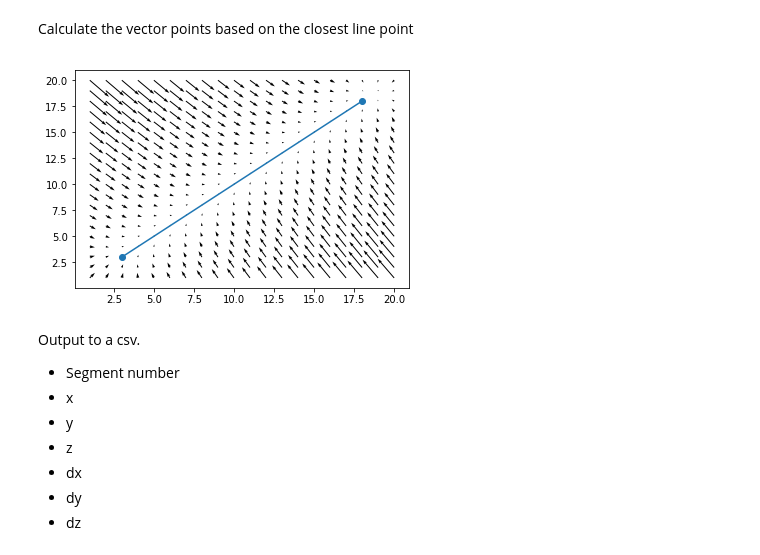
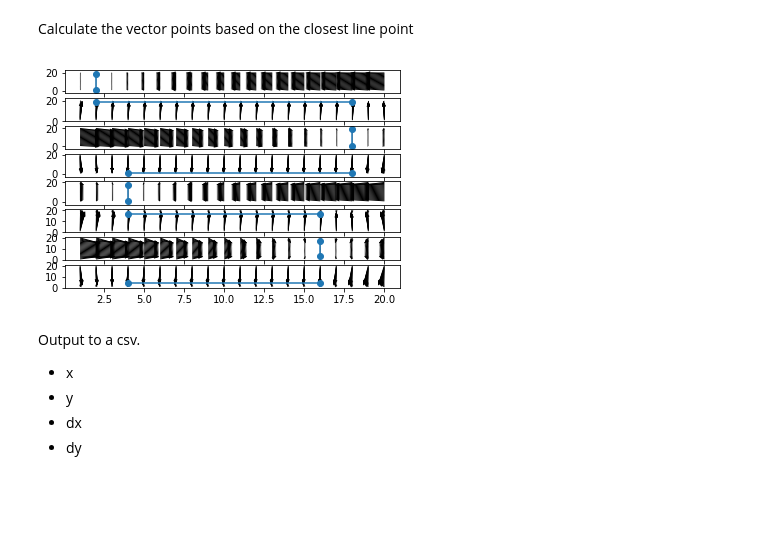
Before and after one commit to paulopperman/cuuv, a Jupyter notebook: Mission Profile.ipynb, the cells around one changed output. Saved outputs shown, nothing was run; the diff lists cells and outputs as text; code cells hidden in the pictures; blank space fills up the shorter version.

Commit message:
generate multiple mission segments per PR !4

```diff
--- a/Mission Profile.ipynb
+++ b/Mission Profile.ipynb
@@ -28,17 +28,8 @@ world_y = np.linspace(1,max_y,max_y*y_spacing)
 world_X, world_Y = np.meshgrid(world_x, world_y)
 
 world_z=[0]
+# %%
+# Define the waypoints of the mission
+waypoints = [(2,1,0),(2,19,0),(18,19,0),(18,1,0),(4,1,0),(4,17,0),(16,17,0),(16,4,0),(4,4,0)]
 # %% [markdown]
 Calculate the vector points based on the closest line point
-# %%
-start_point = (3,3,0)
-end_point = (18,18,0)
-mission_vector = (np.array(end_point) - np.array(start_point))
-segment_length = np.sqrt(mission_vector[0]**2 + mission_vector[1]**2 + mission_vector[2]**2)
-mission_x = mission_vector[0]/segment_length
-mission_y = mission_vector[1]/segment_length
-mission_z = mission_vector[2]/segment_length
-
-# calculate the heading along the path line
-
-x_vec_array, y_vec_array = path_segment(start_point, end_point, world_x, world_y)
@@ -53,17 +36,55 @@ behavior_dz = np.zeros(behavior_dx.shape)  # no movement in z dimension
-# %%
-fig, ax = plt.subplots()
-ax.quiver(world_X, world_Y, behavior_dx, behavior_dy)
-ax.scatter([start_point[0], end_point[0]],[start_point[1],end_point[1]])
-ax.plot([start_point[0], end_point[0]],[start_point[1],end_point[1]])
-plt.show()
-# %% [output]
-[figure, removed]
+# %%
+mission_leg = 0  # initialize mission leg counter
+mission_array = []
+
+# setup the plot
+fig, axs = plt.subplots(len(waypoints)-1, 1)
+
+# loop through each leg
+while mission_leg < len(waypoints)-1:
+    # define course correction field
+    start_point = waypoints[mission_leg]
+    end_point = waypoints[mission_leg+1]
+    x_vec_array, y_vec_array = path_segment(start_point, end_point, world_x, world_y)
+
+    # generate mission vector towards goal
+    mission_vector = (np.array(end_point) - np.array(start_point))
+    segment_length = np.sqrt(mission_vector[0]**2 + mission_vector[1]**2 + mission_vector[2]**2)
+
+    mission_x = mission_vector[0]/segment_length
+    mission_y = mission_vector[1]/segment_length
+    mission_z = mission_vector[2]/segment_length
+
+    mission_dx = mission_x * np.ones(world_X.shape)
+    mission_dy = mission_y * np.ones(world_Y.shape)
+    mission_dz = mission_z * np.ones(world_X.shape)
+
+    # generate behavior vector field
+    behavior_dx = mission_dx + x_vec_array
+    behavior_dy = mission_dy + y_vec_array
+    behavior_dz = np.zeros(behavior_dx.shape)  # no movement in z dimension
+
+    # create pandas dataframe out of the reshaped arrays to feed into NetLogo
+    patch_data = pd.concat([pd.DataFrame(np.reshape(world_X,(world_X.size,1))),
+                            pd.DataFrame(np.reshape(world_Y,(world_Y.size,1))),
+                            pd.DataFrame(np.reshape(behavior_dx,(behavior_dx.size,1))),
+                            pd.DataFrame(np.reshape(behavior_dy,(behavior_dy.size,1)))],
+                           axis=1)
+    mission_array.append(patch_data)
+
+    # plot the leg to the ouput figure
+    axs[mission_leg].quiver(world_X, world_Y, behavior_dx, behavior_dy)
+    axs[mission_leg].scatter([start_point[0], end_point[0]],[start_point[1],end_point[1]])
+    axs[mission_leg].plot([start_point[0], end_point[0]],[start_point[1],end_point[1]])
+
+    mission_leg += 1
+
+plt.show()
+# %% [output]
+[figure, added]
 # %% [markdown]
 Output to a csv.
-* Segment number
 * x
 * y
-* z
 * dx
 * dy
-* dz
```
Also changed, not shown: parts of 3 cells of this notebook.
